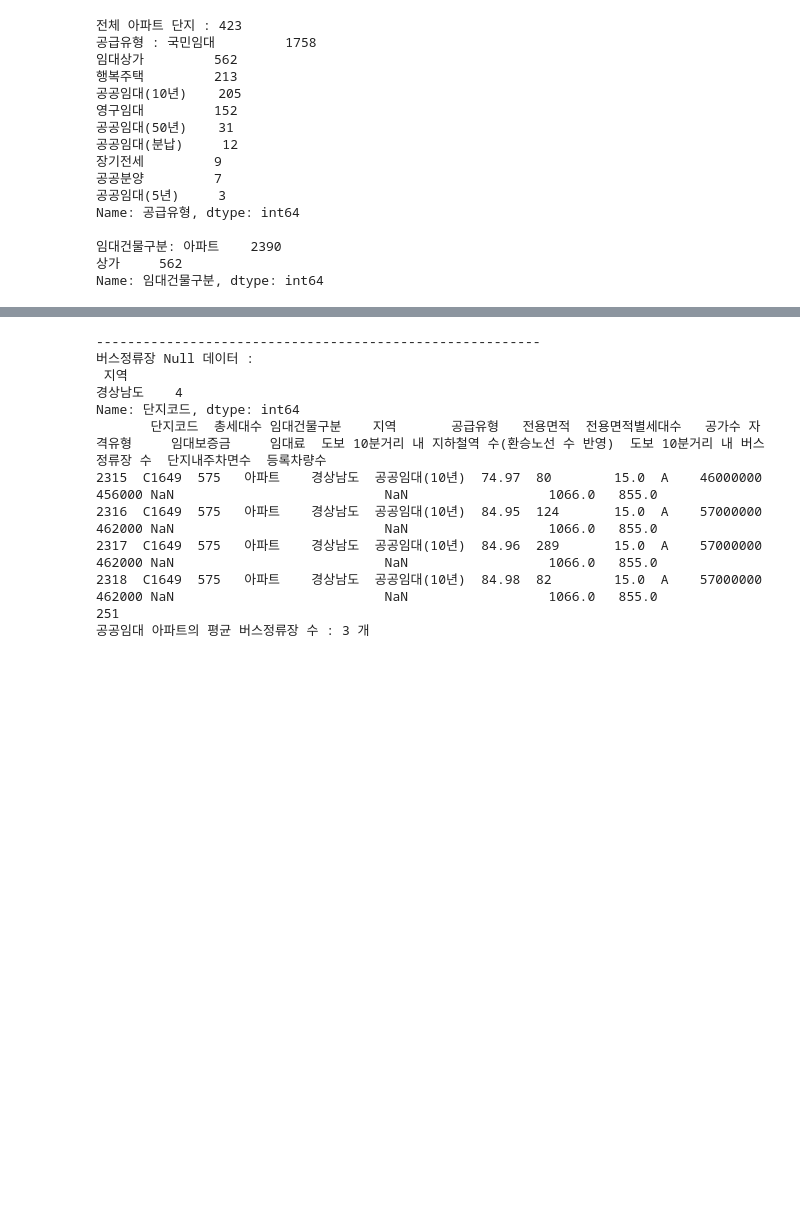
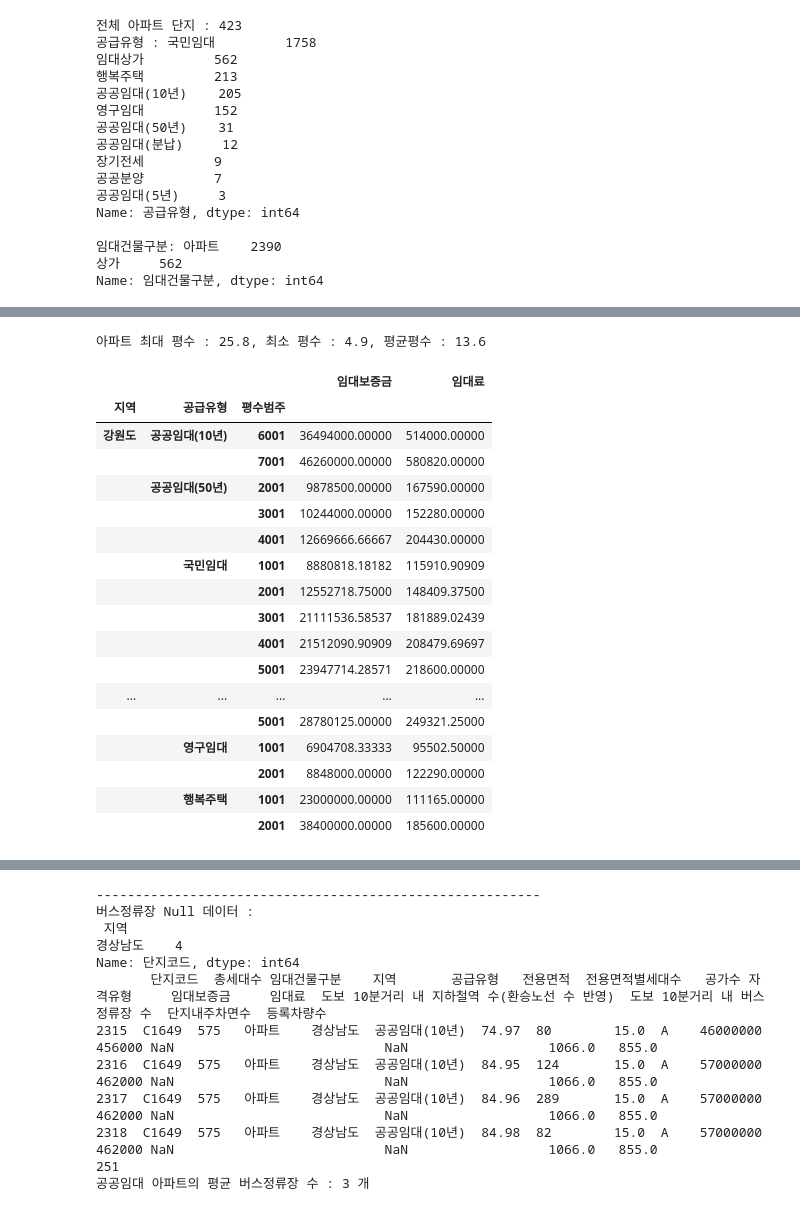
Before and after one commit to wook1990/insomnia, a Jupyter notebook: 03.TOYPROJECT/02.Parkinlot_optimiztion/01.EDA.ipynb, the cells around one changed output, grey strips where cells are left out. Cells and saved outputs as stored; diff of their text form; code cells hidden in the pictures; blank space fills up the shorter version.

```diff
--- a/03.TOYPROJECT/02.Parkinlot_optimiztion/01.EDA.ipynb
+++ b/03.TOYPROJECT/02.Parkinlot_optimiztion/01.EDA.ipynb
@@ -155,0 +179,67 @@ SyntaxError: invalid syntax (<ipython-input-57-084bc518ee15>, line 33)
+# %%
+
+# 전용 면적의 그룹핑필요
+# 전용 면적 평수 변환하여 평수별 그룹핑
+
+train_df["전용면적평수"] = [math.ceil(x)/10 for x in train_df["전용면적"]/3.3*10]
+# train_df["전용면적평수"].hist()
+# 임대 상가의 경우 면적평수가 매우 넓음!
+# train_df[train_df["전용면적평수"] > 60]
+
+# 전용평수 범주화
+# 아파트 -> 25.8평이 최대
+print("아파트 최대 평수 : {}, 최소 평수 : {}, 평균평수 : {} ".format(train_df_apt["전용면적평수"].max(),train_df_apt["전용면적평수"].min(),round(train_df_apt["전용면적평수"].mean(),1)))
+# 범주 구분
+# 원룸 -> 10평 미만 -> 1001
+# 10평이상 13평 미만 -> 2001
+# 13평이상 18평 미만 -> 3001
+# 18평이상 21평 미만 -> 4001
+# 21평 이상 24평 미만 -> 5001
+# 24평 이상 -> 6001
+
+train_df.loc[train_df["전용면적평수"] < 10, "평수범주"] = 1001
+train_df.loc[(train_df["전용면적평수"] >= 10) & (train_df["전용면적평수"] < 13), "평수범주"] = 2001
+train_df.loc[(train_df["전용면적평수"] >= 13) & (train_df["전용면적평수"] < 15), "평수범주"] = 3001
+train_df.loc[(train_df["전용면적평수"] >= 15) & (train_df["전용면적평수"] < 18), "평수범주"] = 4001
+train_df.loc[(train_df["전용면적평수"] >= 18) & (train_df["전용면적평수"] < 21), "평수범주"] = 5001
+train_df.loc[(train_df["전용면적평수"] >= 21) & (train_df["전용면적평수"] < 24), "평수범주"] = 6001
+train_df.loc[(train_df["전용면적평수"] >= 24) & (train_df["전용면적평수"] < 28), "평수범주"] = 7001
+train_df.loc[(train_df["전용면적평수"] >= 28), "평수범주"] = 8001
+
+
+train_df = train_df.astype({"평수범주" : numpy.int16})
+# %% [output]
+아파트 최대 평수 : 25.8, 최소 평수 : 4.9, 평균평수 : 13.6
+# %%
+
+# Null 값을 보정하려면, 상가와 아파트를 구분
+# Null이 아닌 데이터 평균
+train_df_apt = train_df[train_df["임대보증금"].isnull() != True].loc[train_df["임대건물구분"] == "아파트"]
+train_df_store = train_df[train_df["임대보증금"].isnull() != True].loc[train_df["임대건물구분"] == "상가"]
+
+
+train_df_area = train_df_apt.loc[train_df_apt["지역"].isin(["대전광역시","부산광역시","강원도","대구광역시"])][["지역","공급유형","평수범주","임대보증금","임대료"]]
+train_df_grouped_area = train_df_area.groupby(["지역","공급유형","평수범주"]).mean()
+
+train_df_grouped_area
+
+# 임대상가 여부도 컬럼에 추가 파생변수 생성
+# %% [output]
+|  |  |  | 임대보증금 | 임대료 |
+| 지역 | 공급유형 | 평수범주 |  |  |
+| 강원도 | 공공임대(10년) | 6001 | 36494000.00000 | 514000.00000 |
+|  |  | 7001 | 46260000.00000 | 580820.00000 |
+|  | 공공임대(50년) | 2001 | 9878500.00000 | 167590.00000 |
+|  |  | 3001 | 10244000.00000 | 152280.00000 |
+|  |  | 4001 | 12669666.66667 | 204430.00000 |
+|  | 국민임대 | 1001 | 8880818.18182 | 115910.90909 |
+|  |  | 2001 | 12552718.75000 | 148409.37500 |
+|  |  | 3001 | 21111536.58537 | 181889.02439 |
+|  |  | 4001 | 21512090.90909 | 208479.69697 |
+|  |  | 5001 | 23947714.28571 | 218600.00000 |
+| ... | ... | ... | ... | ... |
+|  |  | 5001 | 28780125.00000 | 249321.25000 |
+|  | 영구임대 | 1001 | 6904708.33333 | 95502.50000 |
+|  |  | 2001 | 8848000.00000 | 122290.00000 |
+|  | 행복주택 | 1001 | 23000000.00000 | 111165.00000 |
+|  |  | 2001 | 38400000.00000 | 185600.00000 |
```
Also changed, not shown: parts of 5 cells of this notebook.
